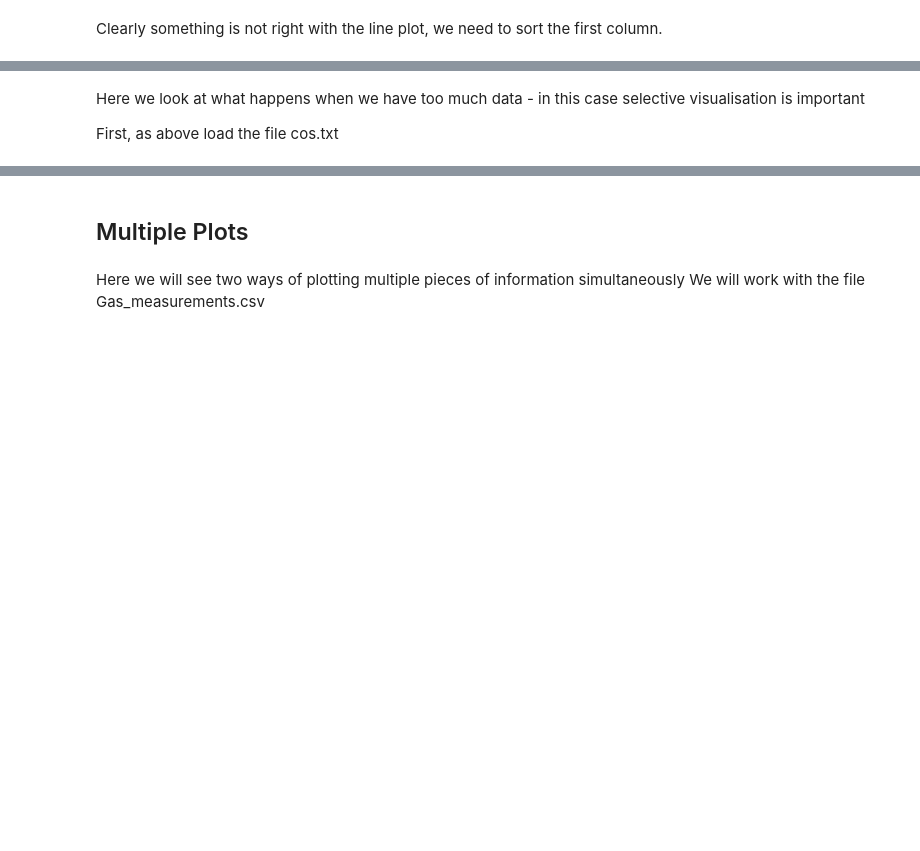
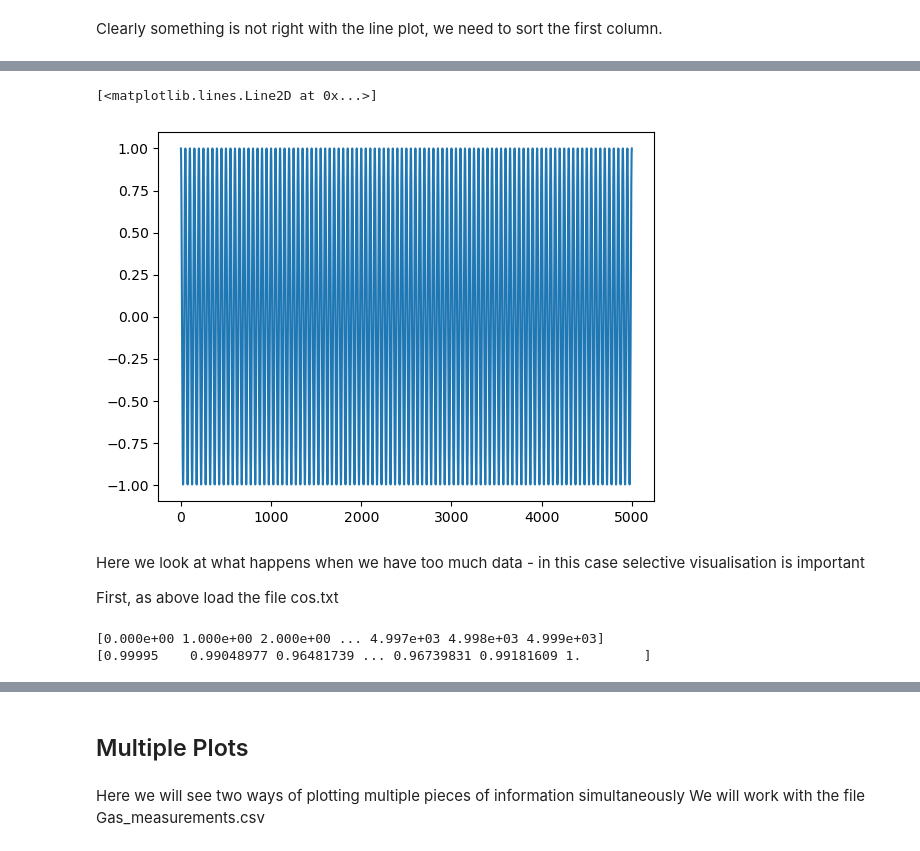
Before and after one commit to Vileh/Storing-Manipulating-and-Visualising-Data, a Jupyter notebook: Week3/Week3.ipynb, the cells around one changed output, grey strips where cells are left out. Drawn from its saved outputs; the diff is of its cells as text; code cells hidden in the pictures; blank space fills up the shorter version.

```diff
--- a/Week3/Week3.ipynb
+++ b/Week3/Week3.ipynb
@@ -27,10 +50,23 @@ Clearly something is not right with the line plot, we need to sort the first col
 # %%
 # Now we will get it right, we need to sort Y the same way as we sorted X using argsort()
+Y_sorted = Y[X.argsort()]
+
+plt.plot(X_sorted, Y_sorted)
+# %% [output]
+[<matplotlib.lines.Line2D at 0x...>]
+[figure, added]
 # %% [markdown]
 Here we look at what happens when we have too much data - in this case selective visualisation is important
 
 First, as above load the file cos.txt
 # %%
 # load cos.txt into time and temp respectively - using numpy loadtxt
+time, temp = np.loadtxt('data/cos.txt', unpack=True)
+
+print(time)
+print(temp)
+# %% [output]
+[0.000e+00 1.000e+00 2.000e+00 ... 4.997e+03 4.998e+03 4.999e+03]
+[0.99995    0.99048977 0.96481739 ... 0.96739831 0.99181609 1.        ]
 # %%
 # plot time vs temp
```
Also changed, not shown: parts of 20 cells of this notebook, 1 other file.
